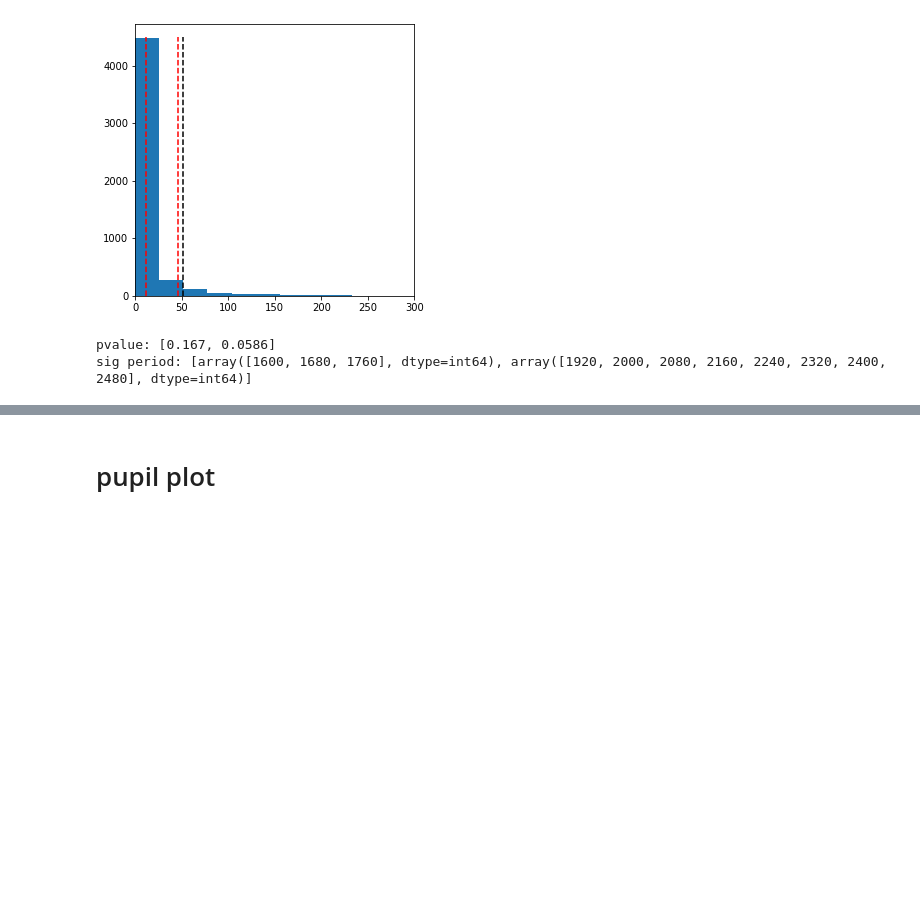
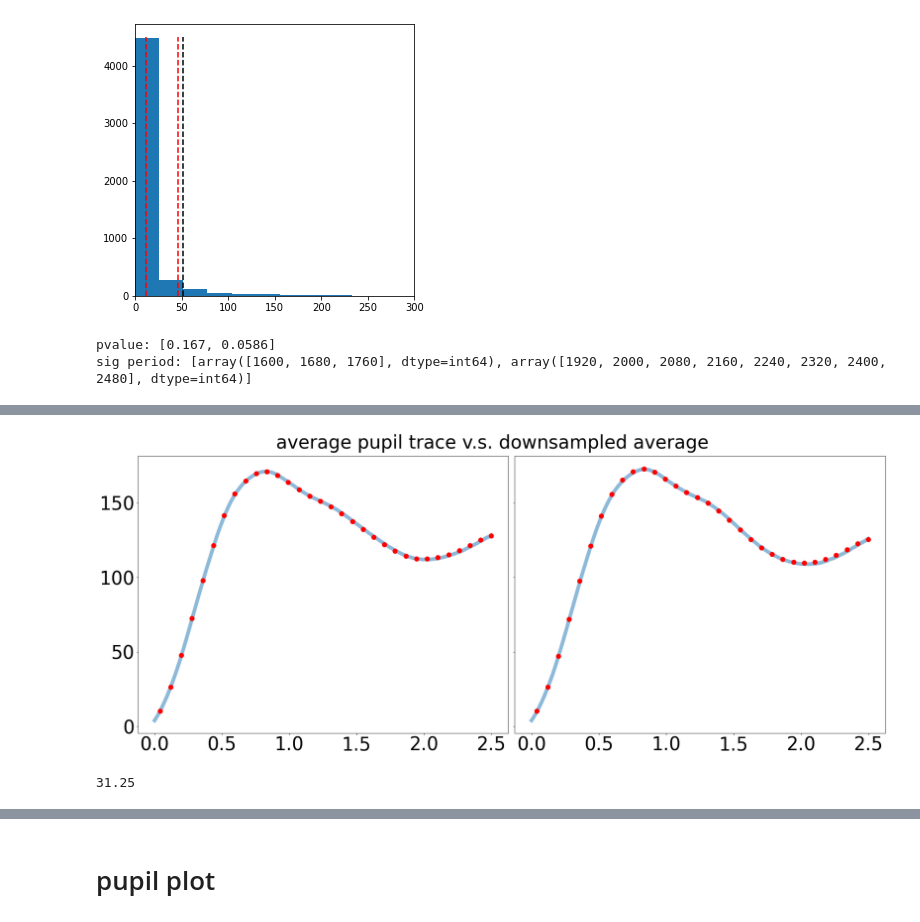
Before and after one commit to YueyingDong/YD2023_code4Paper, a Jupyter notebook: pupResults.ipynb, the cells around one changed output, grey strips where cells are left out. Cells and saved outputs as stored; diff of their text form; code cells hidden in the pictures; blank space fills up the shorter version.

```diff
--- a/pupResults.ipynb
+++ b/pupResults.ipynb
@@ -1299,0 +1270,3 @@ sig period: [array([1600, 1680, 1760], dtype=int64), array([1920, 2000, 2080, 21
+# %%
+qq = retroEpo.groupby(['cued_item']).mean().iloc[:,:2500]
+pp = eg12.groupby(['cued_item']).mean().iloc[:,:32]
@@ -1299,0 +1275,17 @@ sig period: [array([1600, 1680, 1760], dtype=int64), array([1920, 2000, 2080, 21
+# %%
+fig,ax = plt.subplots(ncols = 2,sharex = True,sharey = True)
+
+x = np.linspace(0,2.5,2500)
+
+[ax[i].plot(x,qq.iloc[i,:],linewidth = 8,alpha = 0.5) for i in range(2)]
+[ax[i].scatter(np.linspace(0.04,2.5,32),pp.iloc[i,:],c = 'r',s = 100,zorder = 10)for i in range(2)];
+
+fig.suptitle('average pupil trace v.s. downsampled average',fontsize = 40)
+ax[0].yaxis.set_major_locator(ticker.MultipleLocator(50))
+
+[ax[i].tick_params(labelsize = 40) for i in range(2)]
+
+
+fig.tight_layout()
+# %% [output]
+[figure, added]
@@ -1299,0 +1295,4 @@ sig period: [array([1600, 1680, 1760], dtype=int64), array([1920, 2000, 2080, 21
+# %%
+12.5*2.5
+# %% [output]
+31.25
```
Also changed, not shown: parts of 52 cells of this notebook, 2 other files.
